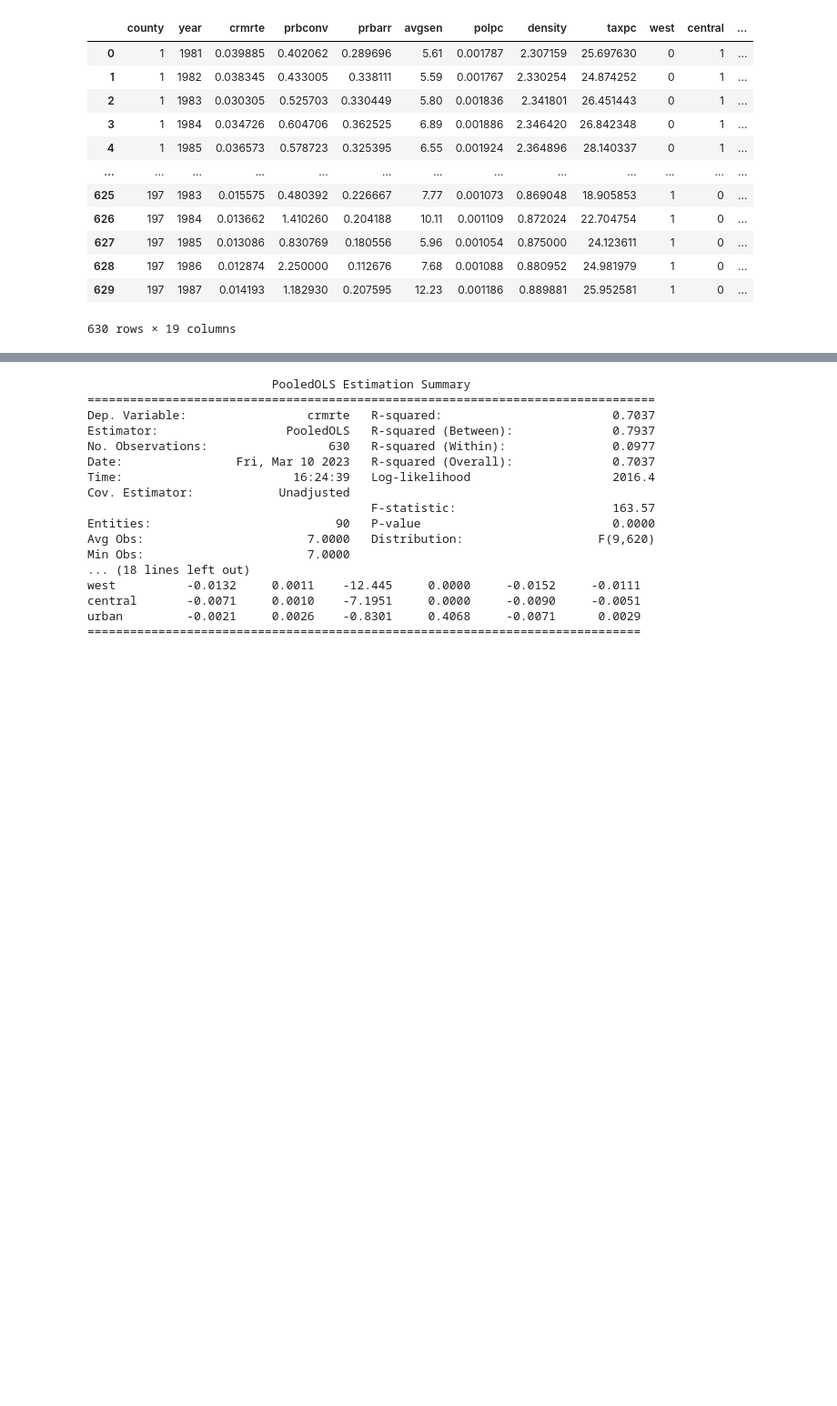
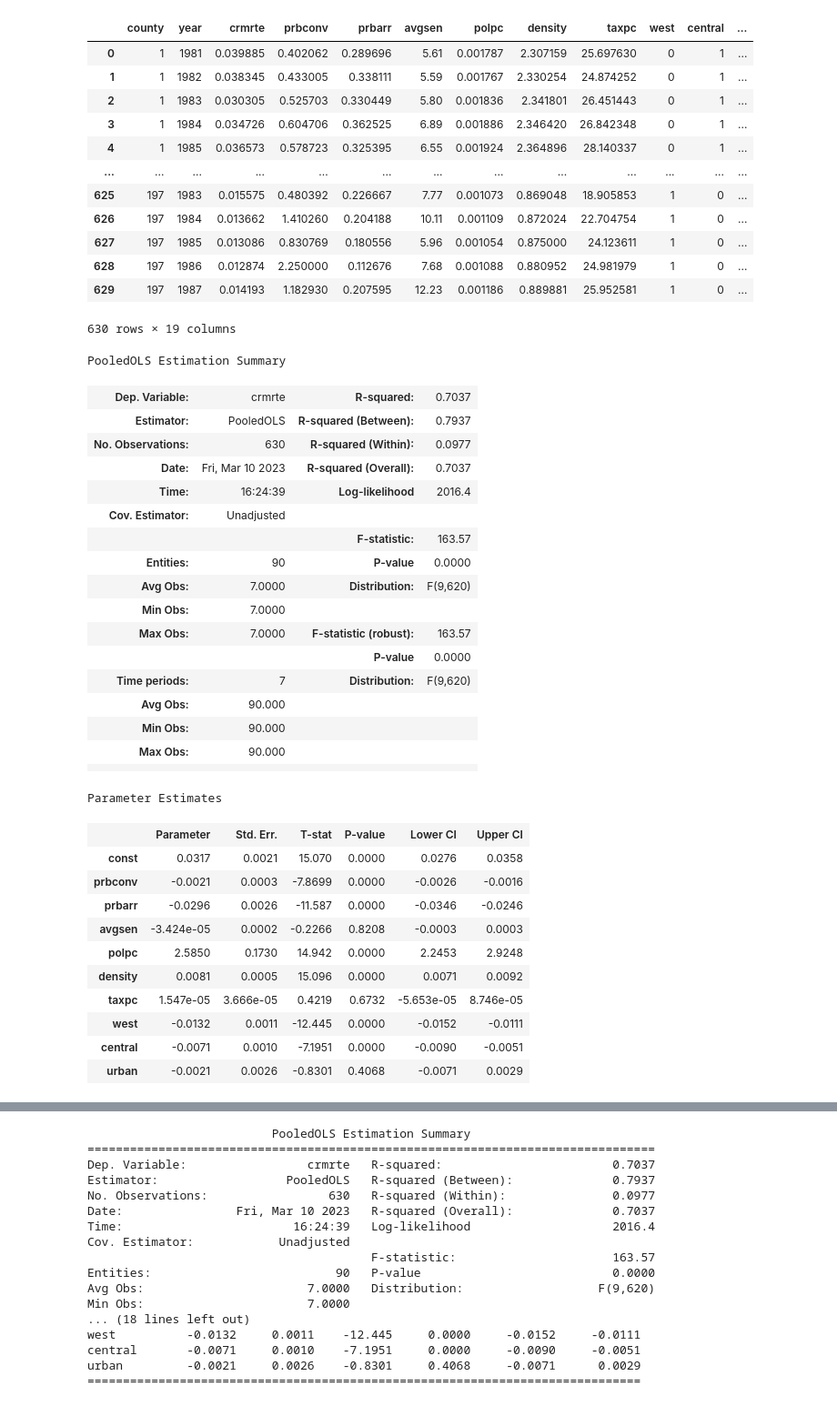
Before and after one commit to dhruv-pandit/Semester-Two-Projects, a Jupyter notebook: Micro/micro_ass1.ipynb, the cells around one changed output, grey strips where cells are left out. Shown at 91% size. Cells and saved outputs as stored; diff of their text form; code cells hidden in the pictures; blank space fills up the shorter version.

```diff
--- a/Micro/micro_ass1.ipynb
+++ b/Micro/micro_ass1.ipynb
@@ -127,3 +127,36 @@ exog = sm.add_constant(data_df_multi[['prbconv', 'prbarr', 'avgsen', 'polpc', 'd
 
 pooled_model  = lm.PooledOLS(data_df_multi['crmrte'], exog)
 result = pooled_model.fit()
+# %%
+result
+# %% [output]
+PooledOLS Estimation Summary
+| Dep. Variable: | crmrte | R-squared: | 0.7037 |
+| Estimator: | PooledOLS | R-squared (Between): | 0.7937 |
+| No. Observations: | 630 | R-squared (Within): | 0.0977 |
+| Date: | Fri, Mar 10 2023 | R-squared (Overall): | 0.7037 |
+| Time: | 16:24:39 | Log-likelihood | 2016.4 |
+| Cov. Estimator: | Unadjusted |  |  |
+|  |  | F-statistic: | 163.57 |
+| Entities: | 90 | P-value | 0.0000 |
+| Avg Obs: | 7.0000 | Distribution: | F(9,620) |
+| Min Obs: | 7.0000 |  |  |
+| Max Obs: | 7.0000 | F-statistic (robust): | 163.57 |
+|  |  | P-value | 0.0000 |
+| Time periods: | 7 | Distribution: | F(9,620) |
+| Avg Obs: | 90.000 |  |  |
+| Min Obs: | 90.000 |  |  |
+| Max Obs: | 90.000 |  |  |
+|  |  |  |  |
+Parameter Estimates
+|  | Parameter | Std. Err. | T-stat | P-value | Lower CI | Upper CI |
+| const | 0.0317 | 0.0021 | 15.070 | 0.0000 | 0.0276 | 0.0358 |
+| prbconv | -0.0021 | 0.0003 | -7.8699 | 0.0000 | -0.0026 | -0.0016 |
+| prbarr | -0.0296 | 0.0026 | -11.587 | 0.0000 | -0.0346 | -0.0246 |
+| avgsen | -3.424e-05 | 0.0002 | -0.2266 | 0.8208 | -0.0003 | 0.0003 |
+| polpc | 2.5850 | 0.1730 | 14.942 | 0.0000 | 2.2453 | 2.9248 |
+| density | 0.0081 | 0.0005 | 15.096 | 0.0000 | 0.0071 | 0.0092 |
+| taxpc | 1.547e-05 | 3.666e-05 | 0.4219 | 0.6732 | -5.653e-05 | 8.746e-05 |
+| west | -0.0132 | 0.0011 | -12.445 | 0.0000 | -0.0152 | -0.0111 |
+| central | -0.0071 | 0.0010 | -7.1951 | 0.0000 | -0.0090 | -0.0051 |
+| urban | -0.0021 | 0.0026 | -0.8301 | 0.4068 | -0.0071 | 0.0029 |
```
Also changed, not shown: parts of 16 cells of this notebook.
